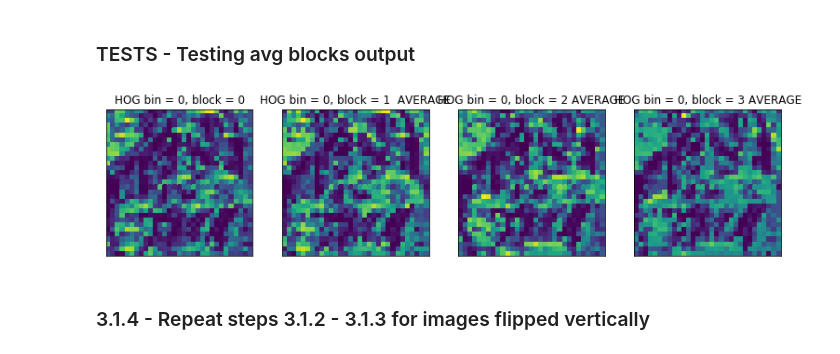
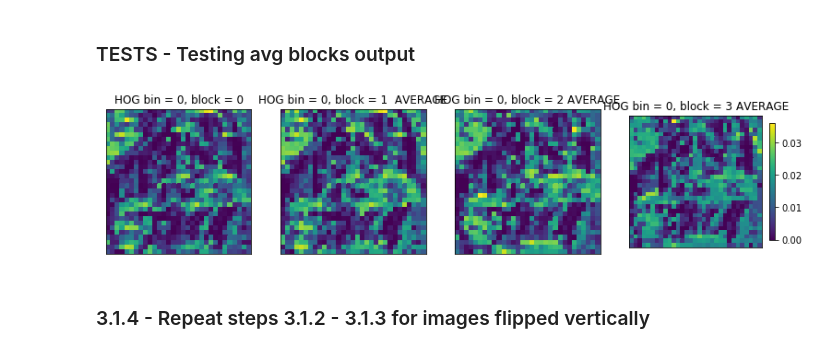
Before and after one commit to Patrick-Erath/OpenCV, a Jupyter notebook: Assignment2/Question3-WithTests.ipynb, the cells around one changed output. Cells and saved outputs as stored; diff of their text form; code cells hidden in the pictures.

```diff
--- a/Assignment2/Question3-WithTests.ipynb
+++ b/Assignment2/Question3-WithTests.ipynb
@@ -158,31 +189,32 @@ for l in range(2):
 # %%
 plt.figure(figsize=(13,13))
 plt.subplot(141)
 plt.pcolor(blocks_avg[0])
 plt.gca().invert_yaxis()
 plt.gca().set_aspect('equal', adjustable='box')
 plt.title("HOG bin = 0, block = 0"), plt.xticks([]), plt.yticks([])
 
 plt.subplot(142)
 plt.pcolor(blocks_avg[1])
 plt.gca().invert_yaxis()
 plt.gca().set_aspect('equal', adjustable='box')
 plt.title("HOG bin = 0, block = 1  AVERAGE"), plt.xticks([]), plt.yticks([])
 
 plt.subplot(143)
 plt.pcolor(blocks_avg[2])
 plt.gca().invert_yaxis()
 plt.gca().set_aspect('equal', adjustable='box')
 plt.title("HOG bin = 0, block = 2 AVERAGE"), plt.xticks([]), plt.yticks([])
 
 plt.subplot(144)
 plt.pcolor(blocks_avg[3])
 plt.gca().invert_yaxis()
 plt.gca().set_aspect('equal', adjustable='box')
 plt.title("HOG bin = 0, block = 3 AVERAGE"), plt.xticks([]), plt.yticks([])
+plt.colorbar(fraction=0.04)
 plt.show()
 # %% [output]
-[figure, old version]
+[figure, new version]
 # %% [markdown]
 ### 3.1.4 - Repeat steps 3.1.2 - 3.1.3 for images flipped vertically
 # %%
```
Also changed, not shown: parts of 3 cells of this notebook, 6 other files.
